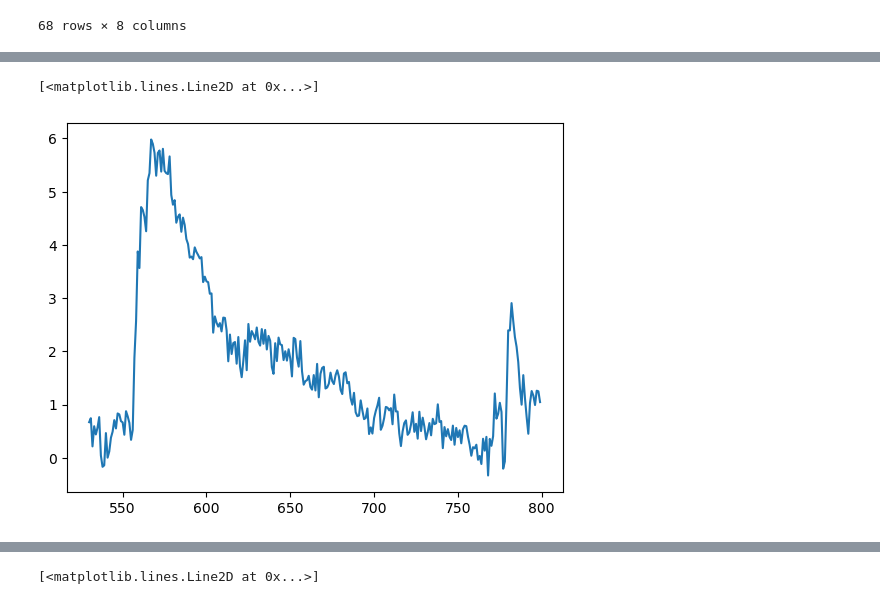
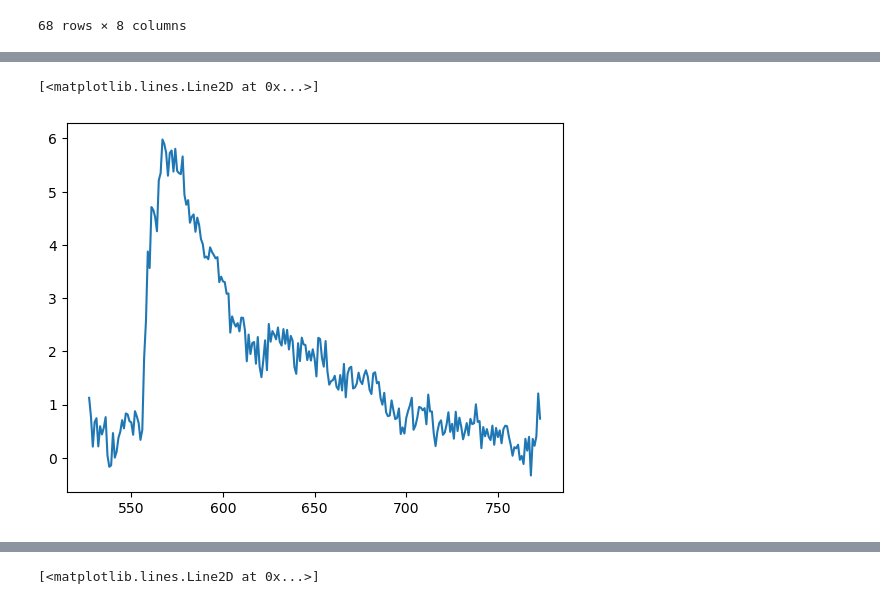
Before and after one commit to marburyvthesea/placeCellAnalysis, a Jupyter notebook: calcFiringRateAtSpeedBinsOnsets.ipynb, the cells around one changed output, grey strips where cells are left out. Cells and saved outputs as stored; diff of their text form; code cells hidden in the pictures.

```diff
--- a/calcFiringRateAtSpeedBinsOnsets.ipynb
+++ b/calcFiringRateAtSpeedBinsOnsets.ipynb
@@ -772,7 +791,7 @@ stats_all.head()
 # %%
 alignedTraces["cell_0"]
-plt.plot(alignedTraces["cell_0"][530:800])
+plt.plot(alignedTraces["cell_0"][527:774])
 # %% [output]
 [<matplotlib.lines.Line2D at 0x...>]
-[figure, old version]
+[figure, new version]
 # %%
```
Also changed, not shown: parts of 6 cells of this notebook, 6 other files.
